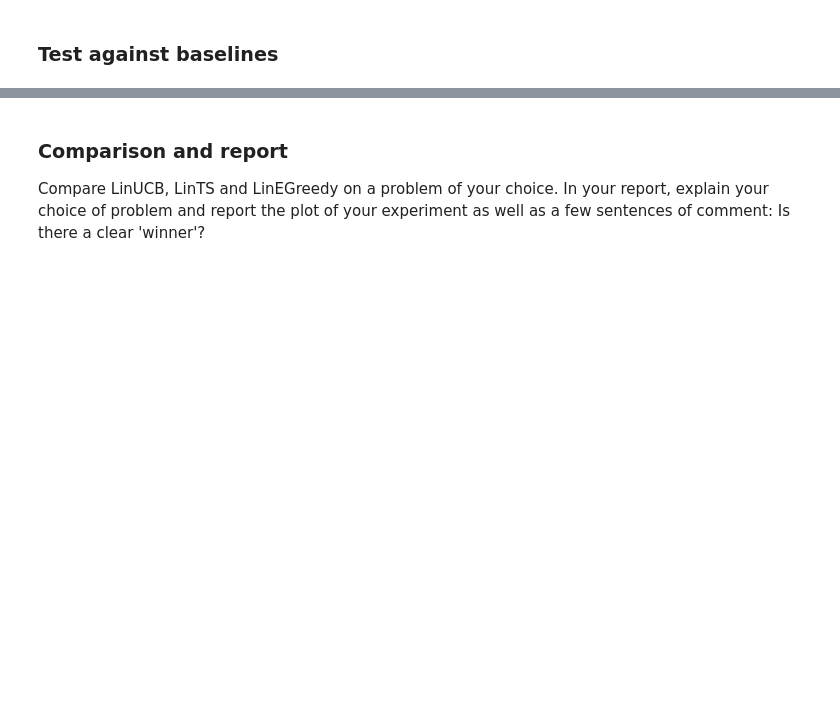
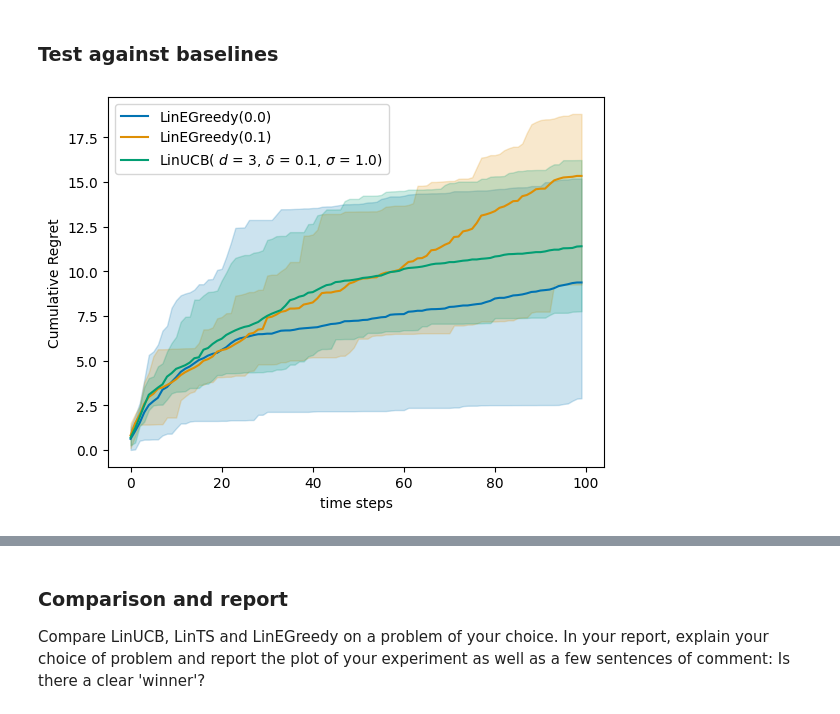
Before and after one commit to arebaine/RL, a Jupyter notebook: Aymane_bandits.ipynb, the cells around one changed output, grey strips where cells are left out. Cells and saved outputs as stored; diff of their text form; code cells hidden in the pictures; blank space fills up the shorter version.

```diff
--- a/Aymane_bandits.ipynb
+++ b/Aymane_bandits.ipynb
@@ -324,8 +386,11 @@ uniform = LinUniform()
 e_greedy = LinEpsilonGreedy(d, lambda_reg=1., eps=0.1)
 greedy = LinEpsilonGreedy(d, lambda_reg=1., eps=0.)
 # %%
+iid_env = LinearBandit(theta, K, var = sigma**2)
 linucb_vs_greedy = experiment(iid_env, [greedy, e_greedy, linucb], Nmc=N, T=T,pseudo_regret=True)
 plot_regret(linucb_vs_greedy)
+# %% [output]
+[figure, added]
 # %% [markdown]
 ## LinTS : Taking the Bayesian way
 
```
Also changed, not shown: parts of 17 cells of this notebook.
